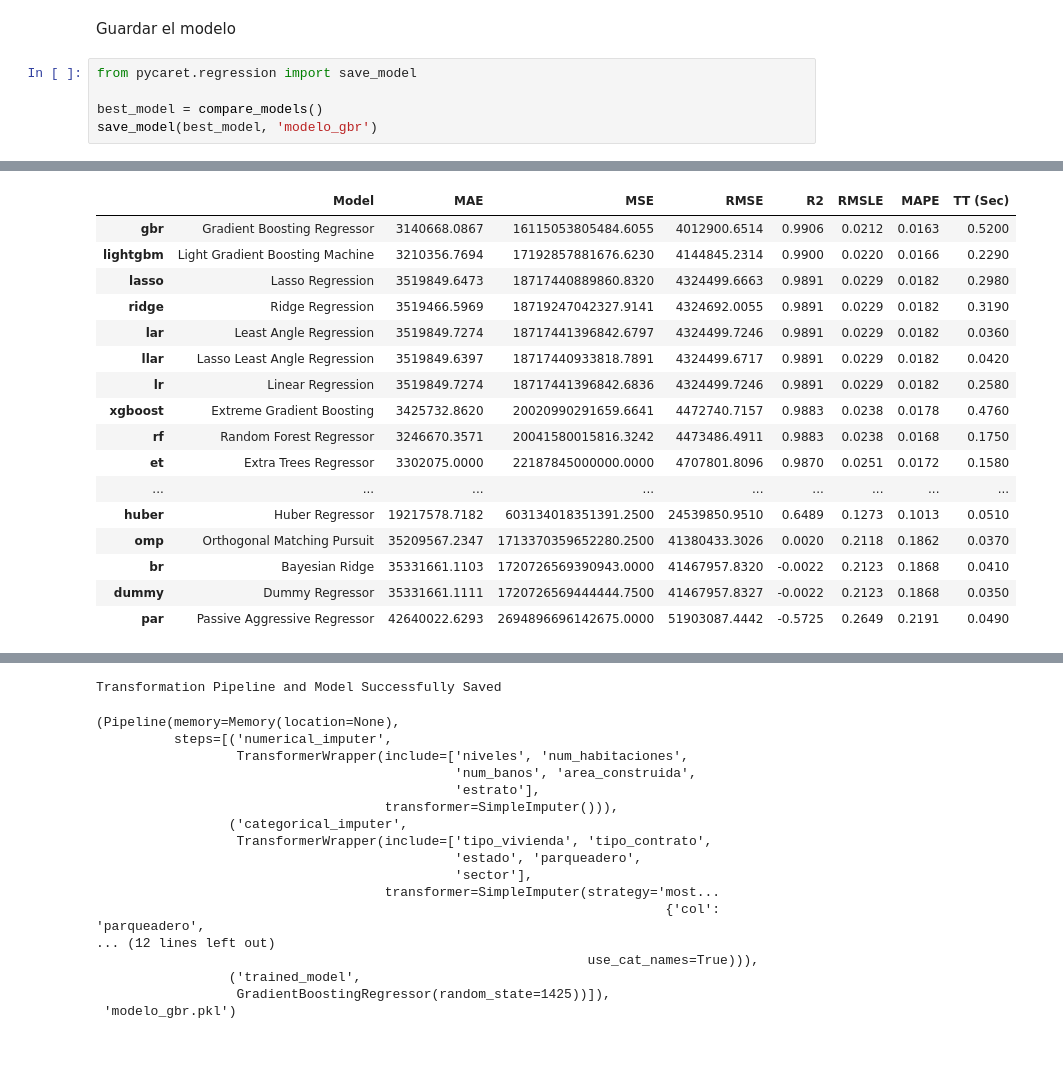
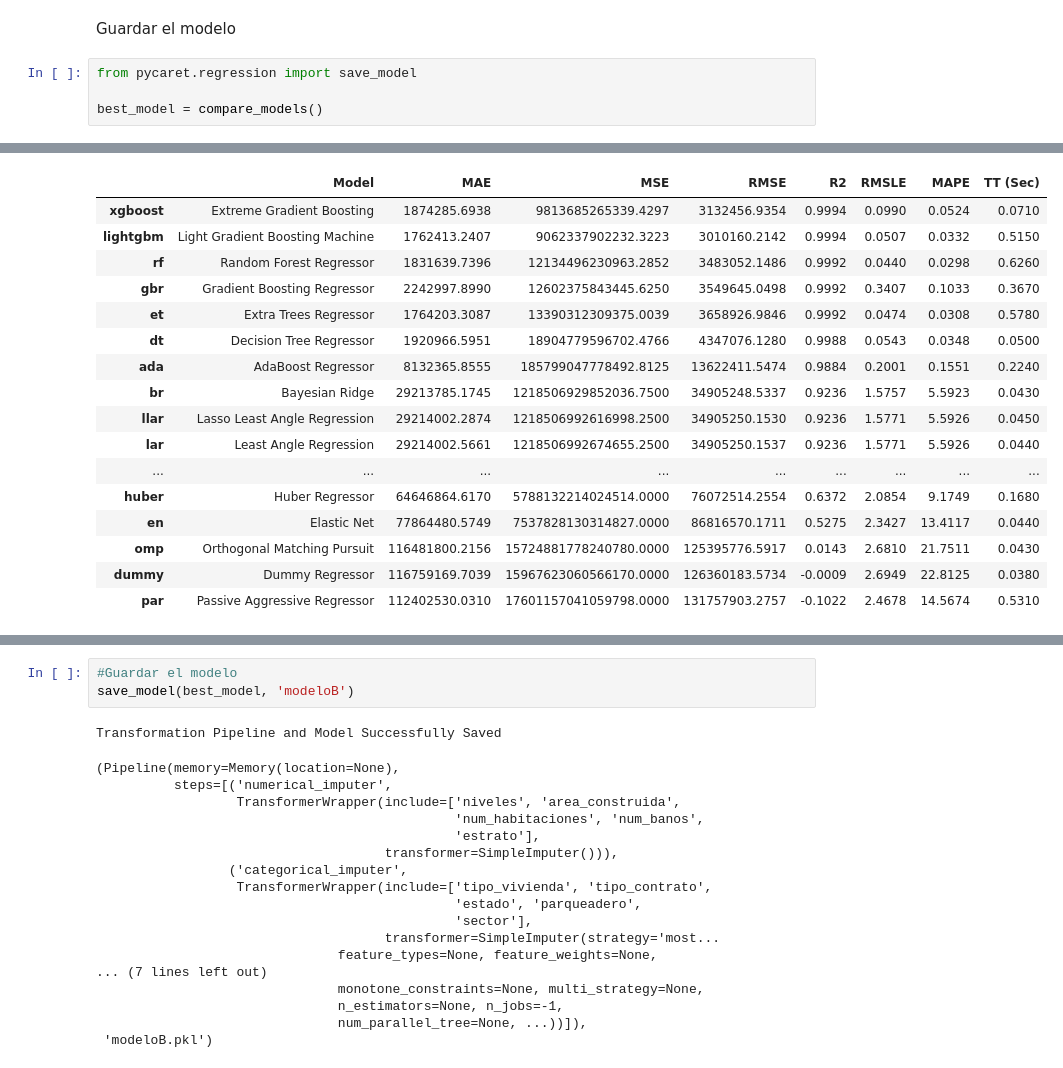
Before and after one commit to AlexHernande2/IA_proyecto, a Jupyter notebook: src/ia.ipynb, the cells around one changed output, grey strips where cells are left out. Cells and saved outputs as stored; diff of their text form.

```diff
--- a/src/ia.ipynb
+++ b/src/ia.ipynb
@@ -42,46 +52,49 @@ Guardar el modelo
 # %%
 from pycaret.regression import save_model
 
 best_model = compare_models()
-save_model(best_model, 'modelo_gbr')
 # %% [output]
 [interactive output not drawn]
 |  | Model | MAE | MSE | RMSE | R2 | RMSLE | MAPE | TT (Sec) |
-| gbr | Gradient Boosting Regressor | 3140668.0867 | 16115053805484.6055 | 4012900.6514 | 0.9906 | 0.0212 | 0.0163 | 0.5200 |
-| lightgbm | Light Gradient Boosting Machine | 3210356.7694 | 17192857881676.6230 | 4144845.2314 | 0.9900 | 0.0220 | 0.0166 | 0.2290 |
-| lasso | Lasso Regression | 3519849.6473 | 18717440889860.8320 | 4324499.6663 | 0.9891 | 0.0229 | 0.0182 | 0.2980 |
-| ridge | Ridge Regression | 3519466.5969 | 18719247042327.9141 | 4324692.0055 | 0.9891 | 0.0229 | 0.0182 | 0.3190 |
-| lar | Least Angle Regression | 3519849.7274 | 18717441396842.6797 | 4324499.7246 | 0.9891 | 0.0229 | 0.0182 | 0.0360 |
-| llar | Lasso Least Angle Regression | 3519849.6397 | 18717440933818.7891 | 4324499.6717 | 0.9891 | 0.0229 | 0.0182 | 0.0420 |
-| lr | Linear Regression | 3519849.7274 | 18717441396842.6836 | 4324499.7246 | 0.9891 | 0.0229 | 0.0182 | 0.2580 |
-| xgboost | Extreme Gradient Boosting | 3425732.8620 | 20020990291659.6641 | 4472740.7157 | 0.9883 | 0.0238 | 0.0178 | 0.4760 |
-| rf | Random Forest Regressor | 3246670.3571 | 20041580015816.3242 | 4473486.4911 | 0.9883 | 0.0238 | 0.0168 | 0.1750 |
-| et | Extra Trees Regressor | 3302075.0000 | 22187845000000.0000 | 4707801.8096 | 0.9870 | 0.0251 | 0.0172 | 0.1580 |
+| xgboost | Extreme Gradient Boosting | 1874285.6938 | 9813685265339.4297 | 3132456.9354 | 0.9994 | 0.0990 | 0.0524 | 0.0710 |
+| lightgbm | Light Gradient Boosting Machine | 1762413.2407 | 9062337902232.3223 | 3010160.2142 | 0.9994 | 0.0507 | 0.0332 | 0.5150 |
+| rf | Random Forest Regressor | 1831639.7396 | 12134496230963.2852 | 3483052.1486 | 0.9992 | 0.0440 | 0.0298 | 0.6260 |
+| gbr | Gradient Boosting Regressor | 2242997.8990 | 12602375843445.6250 | 3549645.0498 | 0.9992 | 0.3407 | 0.1033 | 0.3670 |
+| et | Extra Trees Regressor | 1764203.3087 | 13390312309375.0039 | 3658926.9846 | 0.9992 | 0.0474 | 0.0308 | 0.5780 |
+| dt | Decision Tree Regressor | 1920966.5951 | 18904779596702.4766 | 4347076.1280 | 0.9988 | 0.0543 | 0.0348 | 0.0500 |
+| ada | AdaBoost Regressor | 8132365.8555 | 185799047778492.8125 | 13622411.5474 | 0.9884 | 0.2001 | 0.1551 | 0.2240 |
+| br | Bayesian Ridge | 29213785.1745 | 1218506929852036.7500 | 34905248.5337 | 0.9236 | 1.5757 | 5.5923 | 0.0430 |
+| llar | Lasso Least Angle Regression | 29214002.2874 | 1218506992616998.2500 | 34905250.1530 | 0.9236 | 1.5771 | 5.5926 | 0.0450 |
+| lar | Least Angle Regression | 29214002.5661 | 1218506992674655.2500 | 34905250.1537 | 0.9236 | 1.5771 | 5.5926 | 0.0440 |
 | ... | ... | ... | ... | ... | ... | ... | ... | ... |
-| huber | Huber Regressor | 19217578.7182 | 603134018351391.2500 | 24539850.9510 | 0.6489 | 0.1273 | 0.1013 | 0.0510 |
-| omp | Orthogonal Matching Pursuit | 35209567.2347 | 1713370359652280.2500 | 41380433.3026 | 0.0020 | 0.2118 | 0.1862 | 0.0370 |
-| br | Bayesian Ridge | 35331661.1103 | 1720726569390943.0000 | 41467957.8320 | -0.0022 | 0.2123 | 0.1868 | 0.0410 |
-| dummy | Dummy Regressor | 35331661.1111 | 1720726569444444.7500 | 41467957.8327 | -0.0022 | 0.2123 | 0.1868 | 0.0350 |
-| par | Passive Aggressive Regressor | 42640022.6293 | 2694896696142675.0000 | 51903087.4442 | -0.5725 | 0.2649 | 0.2191 | 0.0490 |
+| huber | Huber Regressor | 64646864.6170 | 5788132214024514.0000 | 76072514.2554 | 0.6372 | 2.0854 | 9.1749 | 0.1680 |
+| en | Elastic Net | 77864480.5749 | 7537828130314827.0000 | 86816570.1711 | 0.5275 | 2.3427 | 13.4117 | 0.0440 |
+| omp | Orthogonal Matching Pursuit | 116481800.2156 | 15724881778240780.0000 | 125395776.5917 | 0.0143 | 2.6810 | 21.7511 | 0.0430 |
+| dummy | Dummy Regressor | 116759169.7039 | 15967623060566170.0000 | 126360183.5734 | -0.0009 | 2.6949 | 22.8125 | 0.0380 |
+| par | Passive Aggressive Regressor | 112402530.0310 | 17601157041059798.0000 | 131757903.2757 | -0.1022 | 2.4678 | 14.5674 | 0.5310 |
 [interactive output not drawn]
-Transformation Pipeline and Model Successfully Saved
-(Pipeline(memory=Memory(location=None),
-          steps=[('numerical_imputer',
-                  TransformerWrapper(include=['niveles', 'num_habitaciones',
-                                              'num_banos', 'area_construida',
-                                              'estrato'],
-                                     transformer=SimpleImputer())),
-                 ('categorical_imputer',
-                  TransformerWrapper(include=['tipo_vivienda', 'tipo_contrato',
-                                              'estado', 'parqueadero',
-                                              'sector'],
-                                     transformer=SimpleImputer(strategy='most...
-                                                                         {'col': 'parqueadero',
-... (12 lines left out)
-                                                               use_cat_names=True))),
-                 ('trained_model',
-                  GradientBoostingRegressor(random_state=1425))]),
- 'modelo_gbr.pkl')
+# %%
+#Guardar el modelo
+save_model(best_model, 'modeloB')
+# %% [output]
+Transformation Pipeline and Model Successfully Saved
+(Pipeline(memory=Memory(location=None),
+          steps=[('numerical_imputer',
+                  TransformerWrapper(include=['niveles', 'area_construida',
+                                              'num_habitaciones', 'num_banos',
+                                              'estrato'],
+                                     transformer=SimpleImputer())),
+                 ('categorical_imputer',
+                  TransformerWrapper(include=['tipo_vivienda', 'tipo_contrato',
+                                              'estado', 'parqueadero',
+                                              'sector'],
+                                     transformer=SimpleImputer(strategy='most...
+                               feature_types=None, feature_weights=None,
+... (7 lines left out)
+                               monotone_constraints=None, multi_strategy=None,
+                               n_estimators=None, n_jobs=-1,
+                               num_parallel_tree=None, ...))]),
+ 'modeloB.pkl')
 # %%
 print(data.columns.tolist())
 # %% [output]
```
Also changed, not shown: parts of 4 cells of this notebook, 5 other files.
